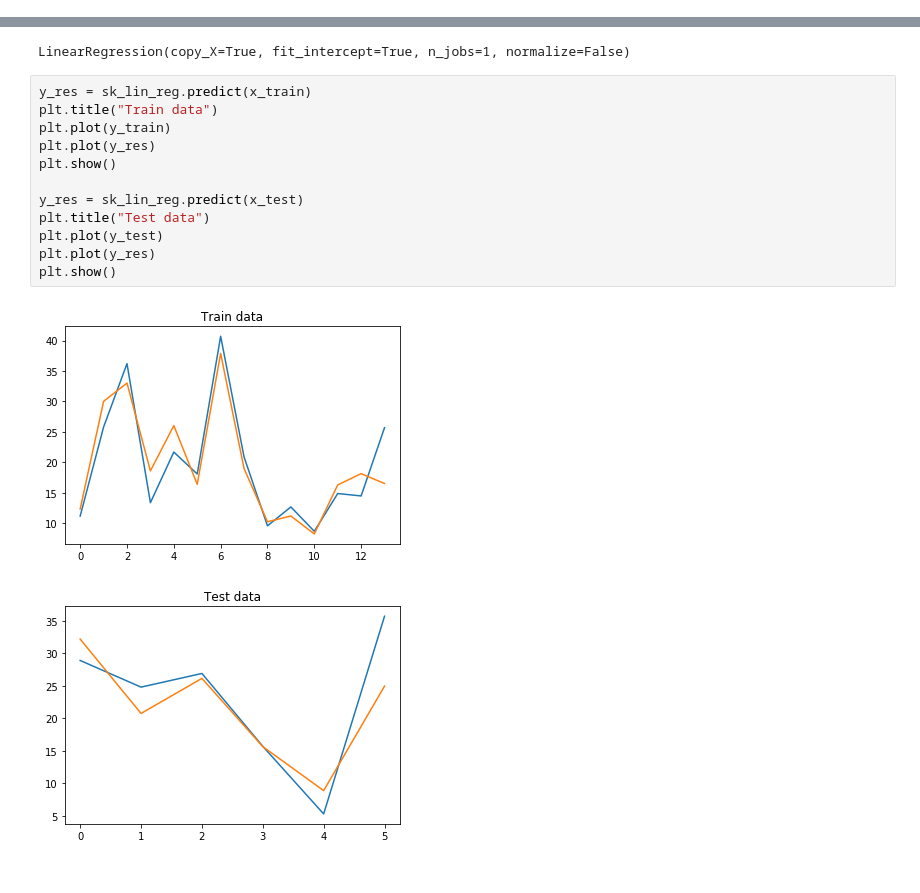
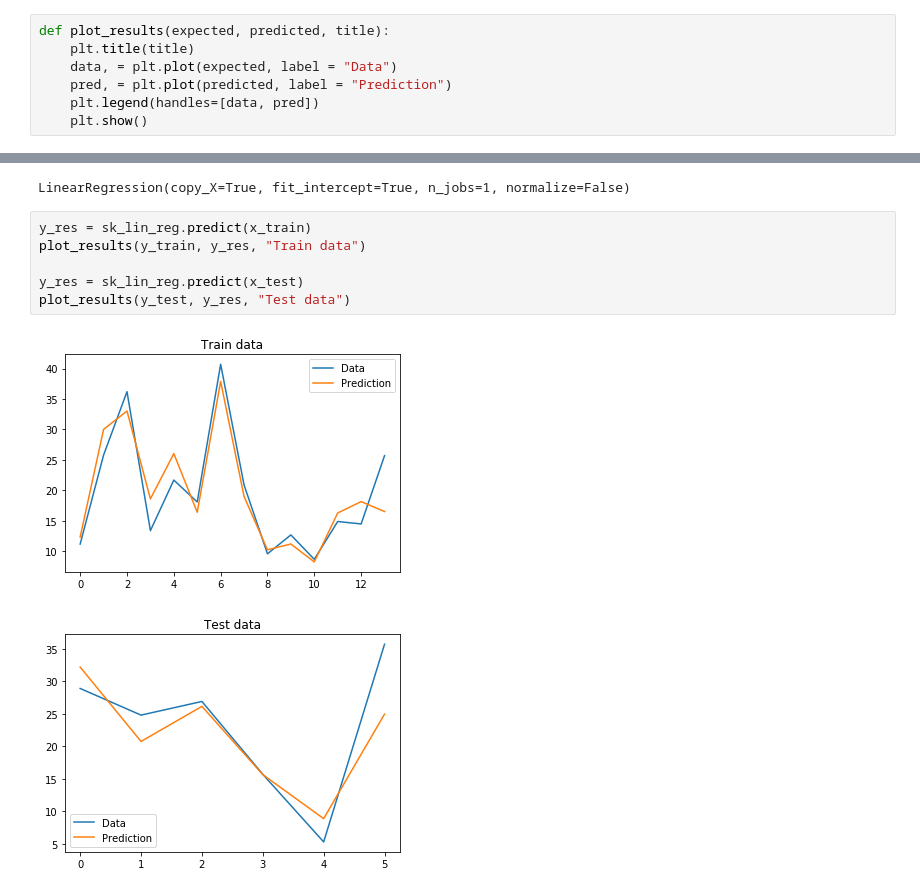
Before and after one commit to andriyrom/MachineLearning, a Jupyter notebook: Examples/Example.ipynb, the cells around one changed output, grey strips where cells are left out. Cells and saved outputs as stored; diff of their text form.

Commit message:
Improved data visualization (legend added)

```diff
--- a/Examples/Example.ipynb
+++ b/Examples/Example.ipynb
@@ -46,6 +46,13 @@ x_train_n[:, 0] = (x_train_n[:, 0] - x0_mean)/x0_std
 x_test_n[:, 0] = (x_test_n[:, 0] - x0_mean)/x0_std
 # %% [markdown]
 ### Linear regression with common gradient descent
+# %%
+def plot_results(expected, predicted, title):
+    plt.title(title)
+    data, = plt.plot(expected, label = "Data")
+    pred, = plt.plot(predicted, label = "Prediction")
+    plt.legend(handles=[data, pred])
+    plt.show()
 # %%
 lin_reg = Linear(x_train_n, y_train)
 reg_func = lin_reg.regression(tol = 0.05, learn_rate = 35e-5,mom=0.4)
@@ -95,16 +90,10 @@ sk_lin_reg.fit(x_train, y_train)
 LinearRegression(copy_X=True, fit_intercept=True, n_jobs=1, normalize=False)
 # %%
 y_res = sk_lin_reg.predict(x_train)
-plt.title("Train data")
-plt.plot(y_train)
-plt.plot(y_res)
-plt.show()
+plot_results(y_train, y_res, "Train data")
 
 y_res = sk_lin_reg.predict(x_test)
-plt.title("Test data")
-plt.plot(y_test)
-plt.plot(y_res)
-plt.show()
+plot_results(y_test, y_res, "Test data")
 # %% [output]
-[figure, old version]
+[figure, new version]
-[figure, old version]
+[figure, new version]
```
Also changed, not shown: parts of 4 cells of this notebook.
